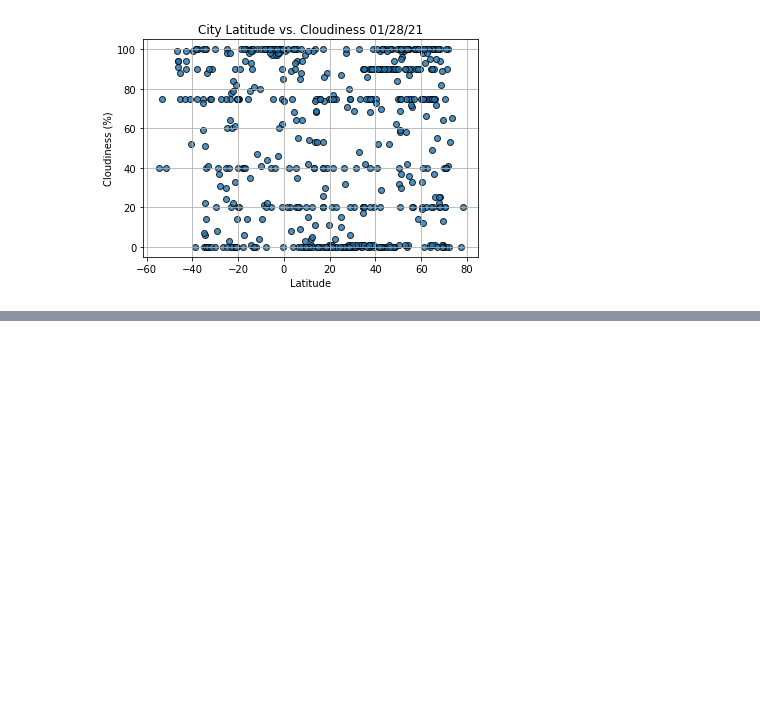
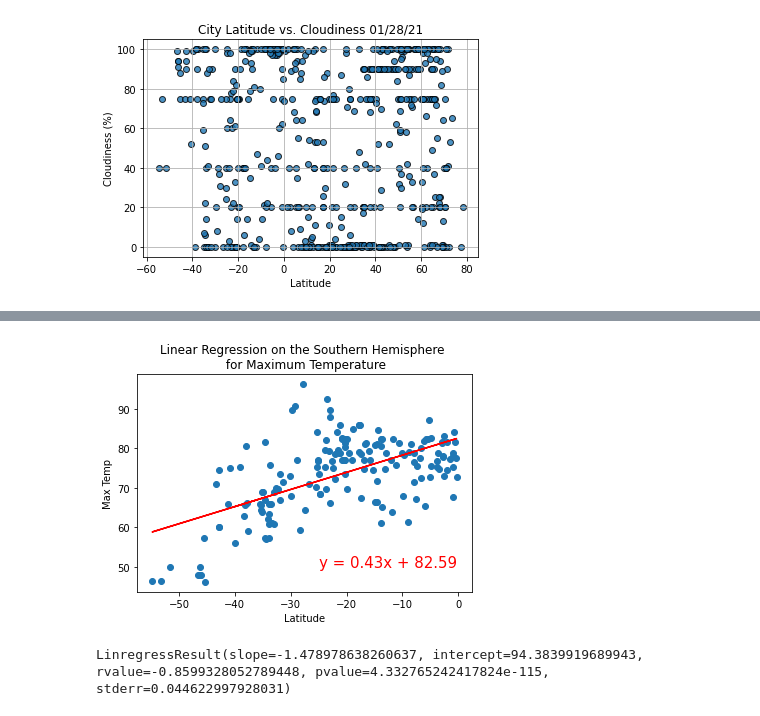
Before and after one commit to jdwrhodes/World_Weather_Analysis, a Jupyter notebook: WeatherPy.ipynb, the cells around one changed output, grey strips where cells are left out. Cells and saved outputs as stored; diff of their text form; code cells hidden in the pictures; blank space fills up the shorter version.

```diff
--- a/WeatherPy.ipynb
+++ b/WeatherPy.ipynb
@@ -275,0 +332,14 @@ plt.show()
+# %%
+# Linear Regression on the Southern Hemisphere
+x_values = southern_hemi_df['Lat']
+y_values = southern_hemi_df['Max Temp']
+
+# Call the function
+plot_linear_regression(x_values, y_values,
+                       'Linear Regression on the Southern Hemisphere \n for Maximum Temperature', 'Max Temp', (-25,50))
+# %% [output]
+[figure, added]
+# %%
+print(linregress(x_values, y_values))
+# %% [output]
+LinregressResult(slope=-1.478978638260637, intercept=94.3839919689943, rvalue=-0.8599328052789448, pvalue=4.332765242417824e-115, stderr=0.044622997928031)
```
Also changed, not shown: parts of 11 cells of this notebook.
